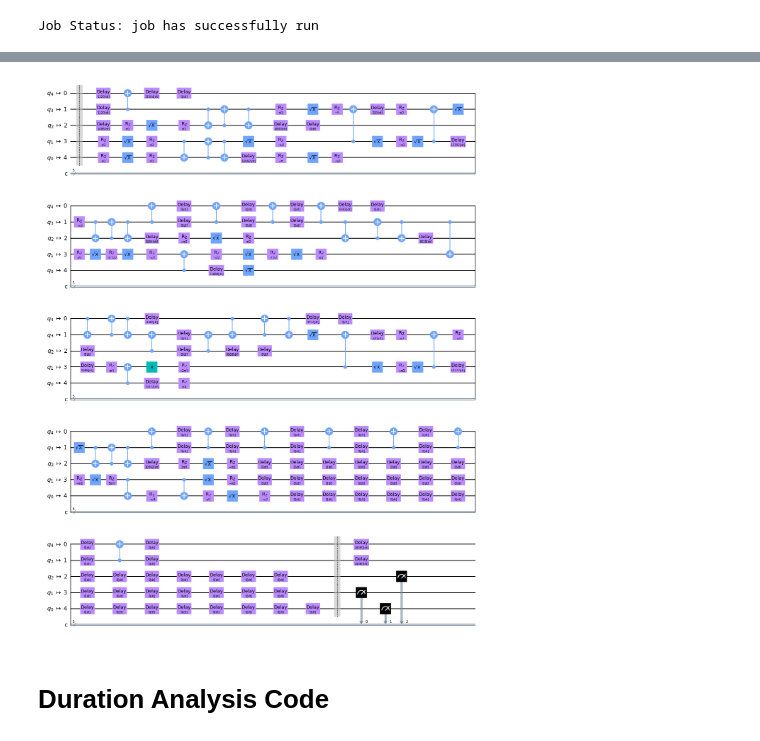
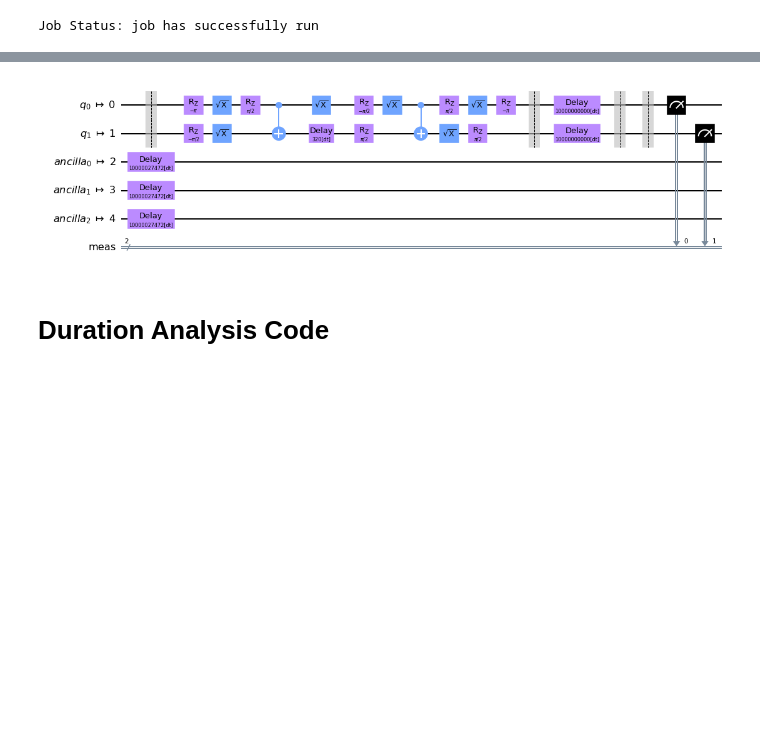
Before and after one commit to caslab-code/qc-antivirus, a Jupyter notebook: experiments/grovers-3qbit/grovers-2qbit-experiments.ipynb, the cells around one changed output, grey strips where cells are left out. Saved outputs shown, nothing was run; the diff lists cells and outputs as text; code cells hidden in the pictures; blank space fills up the shorter version.

Commit message:
Decoherence experiments and malicious function addition

```diff
--- a/experiments/grovers-3qbit/grovers-2qbit-experiments.ipynb
+++ b/experiments/grovers-3qbit/grovers-2qbit-experiments.ipynb
@@ -24,6 +26,6 @@ provider = IBMQ.get_provider(hub='ibm-q-education', group='yale-uni-2', project=
 # %%
-device_names =  ['ibmq_lima', 'ibmq_bogota', 'ibmq_santiago', 'ibmq_manila', 'ibmq_quito', 'ibmq_belem', 'ibmq_casablanca', 'ibmq_jakarta', 'ibm_lagos', 'ibm_perth'  ]
-# device_names =  ['ibmq_lima', 'ibmq_bogota', 'ibmq_santiago', 'ibmq_manila', 'ibmq_quito', 'ibmq_belem']
+# device_names =  ['ibmq_lima', 'ibmq_bogota', 'ibmq_santiago', 'ibmq_manila', 'ibmq_quito', 'ibmq_belem', 'ibmq_casablanca', 'ibmq_jakarta', 'ibm_lagos', 'ibm_perth'  ]
+device_names =  ['ibmq_lima', 'ibmq_bogota', 'ibmq_santiago', 'ibmq_manila', 'ibmq_quito', 'ibmq_belem']
 device = [0]*len(device_names)
 for i in range(len(device_names)):
     device[i] = provider.get_backend(device_names[i])
@@ -208,6 +216,6 @@ def grovers_algorithm(copies, mal_type): # k- decides the depth of the malicious
 
     return grover_circuit
 # %%
-ga = grovers_algorithm(300, 'M2')
+ga = grovers_algorithm(2, 'M12')
 print(ga)
 # %% [output]
@@ -261,0 +249,17 @@ Running on device:  ibmq_bogota
+# %%
+
+from qiskit.tools.monitor import job_monitor
+
+backend = device[0]
+print("Running on device: ", backend)
+
+transpiled_ga = transpile(ga, backend, optimization_level=3, scheduling_method='alap', seed_transpiler = 2 )
+# transpiled_ga = transpile(ga, backend, optimization_level=3, scheduling_method='alap', seed_transpiler = 10 )
+
+
+# transpiled_ga = transpile(ga, backend, initial_layout = [2,1,3,5], optimization_level=3, scheduling_method='alap')
+# transpiled_ga = transpile(ga, backend, initial_layout = [1,2,5,6], optimization_level=3, scheduling_method='alap')
+
+from qiskit import QuantumCircuit, transpile
+from qiskit.visualization import plot_circuit_layout
+plot_circuit_layout(transpiled_ga, backend = backend)
@@ -289,14 +296,14 @@ from qiskit.tools.monitor import job_monitor
 import winsound
 import time
 
-iterations = 10
-f = open("GA_CX_Step_4Qubit.txt", "w")
-backend = device[6]
+iterations = 8
+f = open("GA_CX_delay_decoherence_tests.txt", "w")
+backend = device[0]
 answer= [0]*iterations
 f.write(str(backend))
 f.write(str("\n"))
-for i in range(0,iterations,1):
-    ga = grovers_algorithm(i)
+for i in range(3,iterations,1):
+    ga = grovers_algorithm(10**i,'M2')
     print("Running on device: ", backend)
     transpiled_ga = transpile(ga, backend, optimization_level=3, scheduling_method='alap')
 #     transpiled_ga = transpile(ga, backend, optimization_level=0, scheduling_method='alap')
@@ -305,8 +312,11 @@ for i in range(0,iterations,1):
 
     results = job.result()
     answer[i] = results.get_counts()
+    prob = int(answer[i]['0011'])/1000
 
-    prob = int(answer[i]['000011'])/1000
+#     answer[i] = results.get_counts()
+#     prob = int(answer[i]['11'])/1000
+
     print(i, prob)
     f.write(str(i))
     f.write(str(", "))
@@ -353,7 +365,7 @@ answer
 # %%
-transpiled_grover_circuit.draw('mpl')
+transpiled_ga.draw('mpl')
 # %% [output]
-[figure, old version]
+[figure, new version]
 # %% [markdown]
 # Duration Analysis Code
 # %%
```
Also changed, not shown: parts of 14 cells of this notebook, 16 other files.
